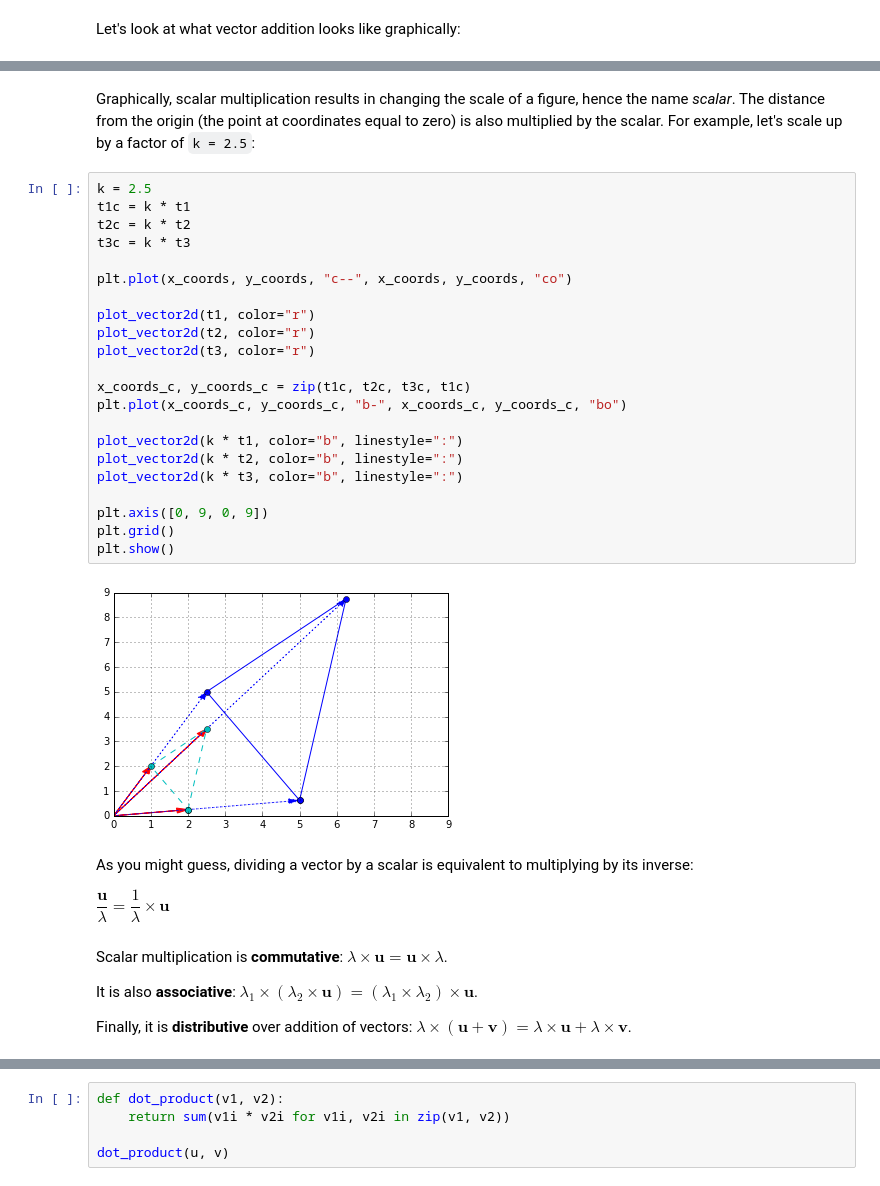
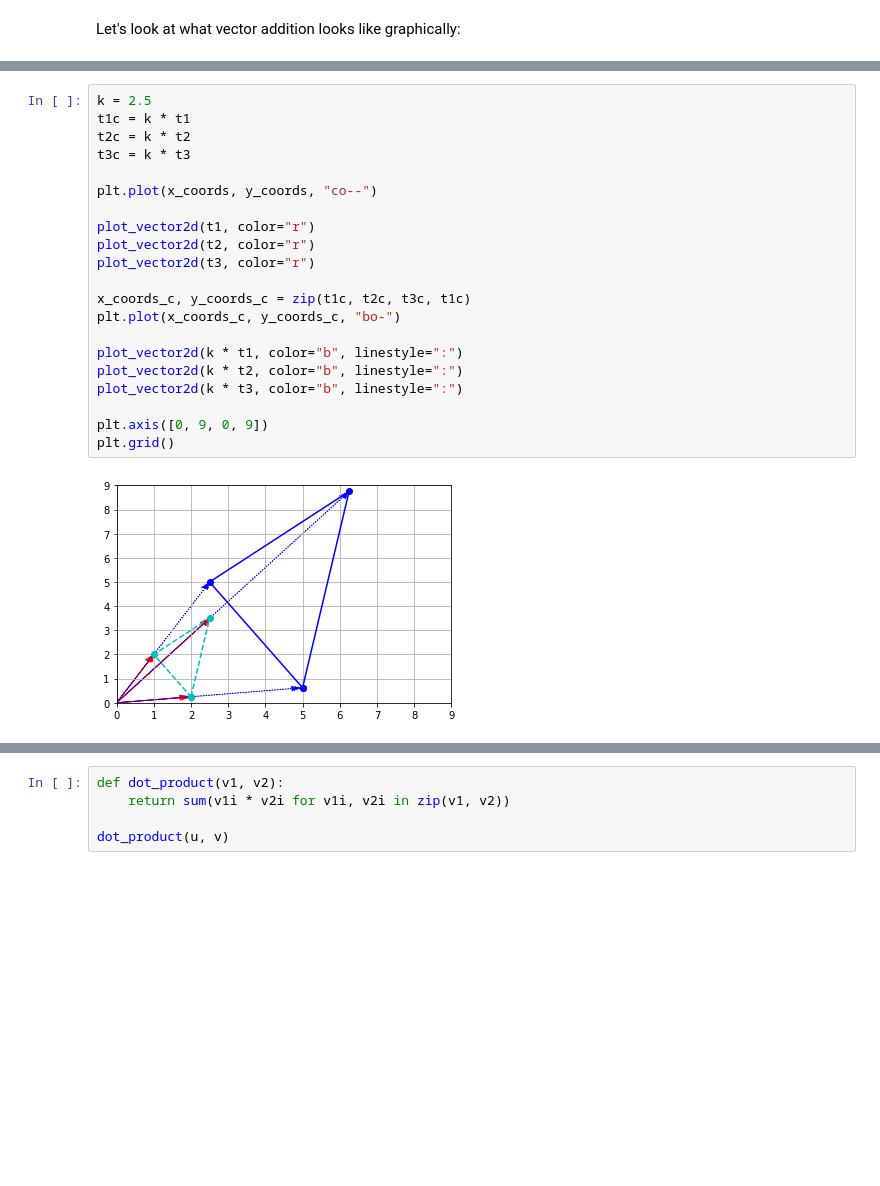
Before and after one commit to shlvd/Math, a Jupyter notebook: math_linear_algebra.ipynb, the cells around one changed output, grey strips where cells are left out. Cells and saved outputs as stored; diff of their text form; blank space fills up the shorter version.

```diff
--- a/math_linear_algebra.ipynb
+++ b/math_linear_algebra.ipynb
@@ -254,36 +166,23 @@ array([ 3. ,  7.5])
-# %% [markdown]
-Graphically, scalar multiplication results in changing the scale of a figure, hence the name *scalar*. The distance from the origin (the point at coordinates equal to zero) is also multiplied by the scalar. For example, let's scale up by a factor of `k = 2.5`:
 # %%
 k = 2.5
 t1c = k * t1
 t2c = k * t2
 t3c = k * t3
 
-plt.plot(x_coords, y_coords, "c--", x_coords, y_coords, "co")
+plt.plot(x_coords, y_coords, "co--")
 
 plot_vector2d(t1, color="r")
 plot_vector2d(t2, color="r")
 plot_vector2d(t3, color="r")
 
 x_coords_c, y_coords_c = zip(t1c, t2c, t3c, t1c)
-plt.plot(x_coords_c, y_coords_c, "b-", x_coords_c, y_coords_c, "bo")
+plt.plot(x_coords_c, y_coords_c, "bo-")
 
 plot_vector2d(k * t1, color="b", linestyle=":")
 plot_vector2d(k * t2, color="b", linestyle=":")
 plot_vector2d(k * t3, color="b", linestyle=":")
 
 plt.axis([0, 9, 0, 9])
 plt.grid()
-plt.show()
 # %% [output]
-[figure, old version]
+[figure, new version]
-# %% [markdown]
-As you might guess, dividing a vector by a scalar is equivalent to multiplying by its inverse:
-
-$\dfrac{\textbf{u}}{\lambda} = \dfrac{1}{\lambda} \times \textbf{u}$
-# %% [markdown]
-Scalar multiplication is **commutative**: $\lambda \times \textbf{u} = \textbf{u} \times \lambda$.
-
-It is also **associative**: $\lambda_1 \times (\lambda_2 \times \textbf{u}) = (\lambda_1 \times \lambda_2) \times \textbf{u}$.
-
-Finally, it is **distributive** over addition of vectors: $\lambda \times (\textbf{u} + \textbf{v}) = \lambda \times \textbf{u} + \lambda \times \textbf{v}$.
```
Also changed, not shown: parts of 201 cells of this notebook.
